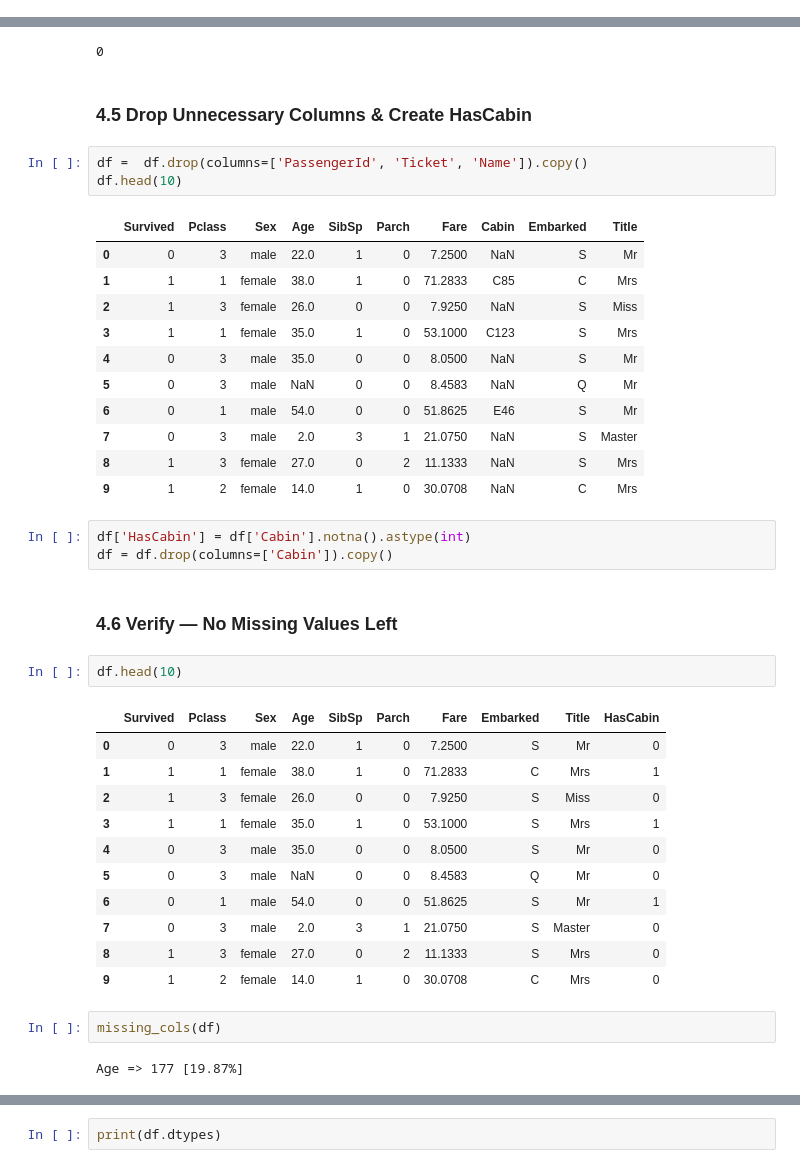
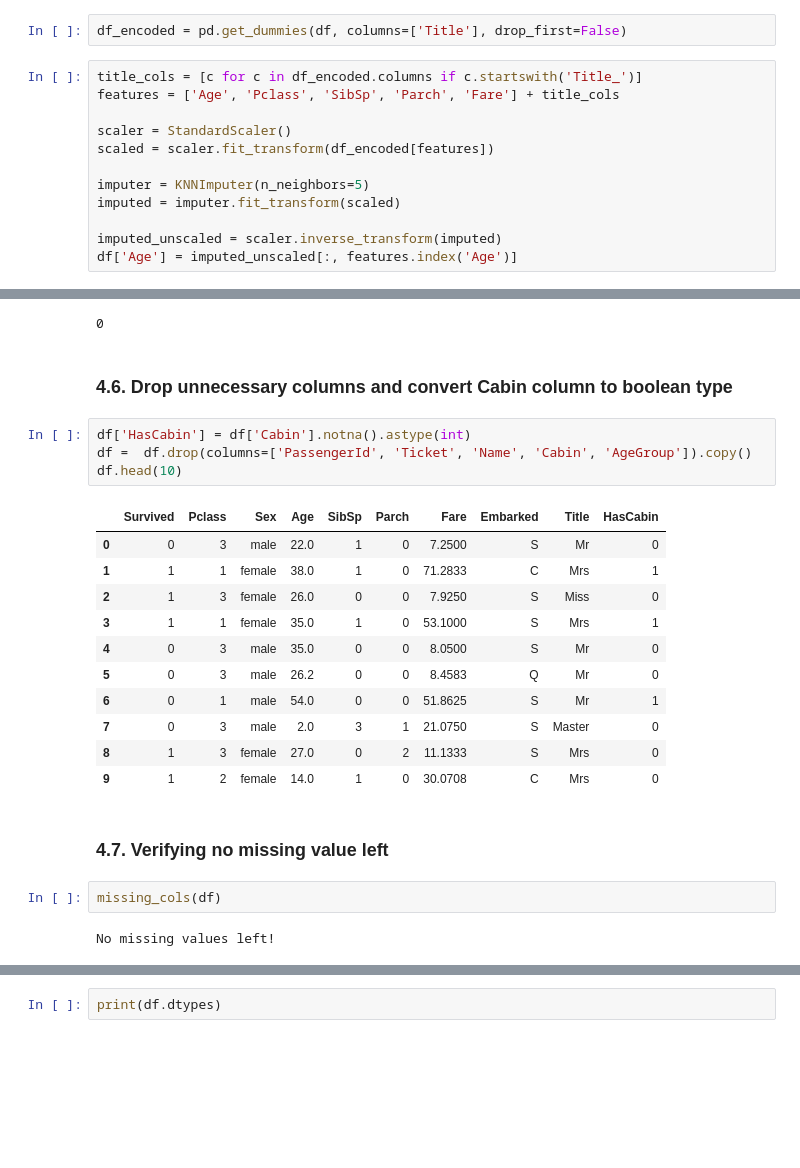
Before and after one commit to lunarpham/data-challenge-final, a Jupyter notebook: DC1_PhamDuyTruong.ipynb, the cells around one changed output, grey strips where cells are left out. Cells and saved outputs as stored; diff of their text form; blank space fills up the shorter version.

```diff
--- a/DC1_PhamDuyTruong.ipynb
+++ b/DC1_PhamDuyTruong.ipynb
@@ -228,4 +232,18 @@ Mrs       126
 Master     40
 Rare       23
 Name: count, dtype: int64
+# %%
+df_encoded = pd.get_dummies(df, columns=['Title'], drop_first=False)
+# %%
+title_cols = [c for c in df_encoded.columns if c.startswith('Title_')]
+features = ['Age', 'Pclass', 'SibSp', 'Parch', 'Fare'] + title_cols
+
+scaler = StandardScaler()
+scaled = scaler.fit_transform(df_encoded[features])
+
+imputer = KNNImputer(n_neighbors=5)
+imputed = imputer.fit_transform(scaled)
+
+imputed_unscaled = scaler.inverse_transform(imputed)
+df['Age'] = imputed_unscaled[:, features.index('Age')]
 # %% [markdown]
@@ -264,44 +304,28 @@ print(df['Embarked'].isnull().sum())
 # %% [output]
 0
 # %% [markdown]
-### 4.5 Drop Unnecessary Columns & Create HasCabin
+### 4.6. Drop unnecessary columns and convert Cabin column to boolean type
 # %%
-df =  df.drop(columns=['PassengerId', 'Ticket', 'Name']).copy()
+df['HasCabin'] = df['Cabin'].notna().astype(int)
+df =  df.drop(columns=['PassengerId', 'Ticket', 'Name', 'Cabin', 'AgeGroup']).copy()
 df.head(10)
 # %% [output]
-|  | Survived | Pclass | Sex | Age | SibSp | Parch | Fare | Cabin | Embarked | Title |
-| 0 | 0 | 3 | male | 22.0 | 1 | 0 | 7.2500 | NaN | S | Mr |
-| 1 | 1 | 1 | female | 38.0 | 1 | 0 | 71.2833 | C85 | C | Mrs |
-| 2 | 1 | 3 | female | 26.0 | 0 | 0 | 7.9250 | NaN | S | Miss |
-| 3 | 1 | 1 | female | 35.0 | 1 | 0 | 53.1000 | C123 | S | Mrs |
-| 4 | 0 | 3 | male | 35.0 | 0 | 0 | 8.0500 | NaN | S | Mr |
-| 5 | 0 | 3 | male | NaN | 0 | 0 | 8.4583 | NaN | Q | Mr |
-| 6 | 0 | 1 | male | 54.0 | 0 | 0 | 51.8625 | E46 | S | Mr |
-| 7 | 0 | 3 | male | 2.0 | 3 | 1 | 21.0750 | NaN | S | Master |
-| 8 | 1 | 3 | female | 27.0 | 0 | 2 | 11.1333 | NaN | S | Mrs |
-| 9 | 1 | 2 | female | 14.0 | 1 | 0 | 30.0708 | NaN | C | Mrs |
+|  | Survived | Pclass | Sex | Age | SibSp | Parch | Fare | Embarked | Title | HasCabin |
+| 0 | 0 | 3 | male | 22.0 | 1 | 0 | 7.2500 | S | Mr | 0 |
+| 1 | 1 | 1 | female | 38.0 | 1 | 0 | 71.2833 | C | Mrs | 1 |
+| 2 | 1 | 3 | female | 26.0 | 0 | 0 | 7.9250 | S | Miss | 0 |
+| 3 | 1 | 1 | female | 35.0 | 1 | 0 | 53.1000 | S | Mrs | 1 |
+| 4 | 0 | 3 | male | 35.0 | 0 | 0 | 8.0500 | S | Mr | 0 |
+| 5 | 0 | 3 | male | 26.2 | 0 | 0 | 8.4583 | Q | Mr | 0 |
+| 6 | 0 | 1 | male | 54.0 | 0 | 0 | 51.8625 | S | Mr | 1 |
+| 7 | 0 | 3 | male | 2.0 | 3 | 1 | 21.0750 | S | Master | 0 |
+| 8 | 1 | 3 | female | 27.0 | 0 | 2 | 11.1333 | S | Mrs | 0 |
+| 9 | 1 | 2 | female | 14.0 | 1 | 0 | 30.0708 | C | Mrs | 0 |
-# %%
-df['HasCabin'] = df['Cabin'].notna().astype(int)
-df = df.drop(columns=['Cabin']).copy()
 # %% [markdown]
-### 4.6 Verify — No Missing Values Left
+### 4.7. Verifying no missing value left
 # %%
-df.head(10)
+missing_cols(df)
 # %% [output]
-|  | Survived | Pclass | Sex | Age | SibSp | Parch | Fare | Embarked | Title | HasCabin |
-| 0 | 0 | 3 | male | 22.0 | 1 | 0 | 7.2500 | S | Mr | 0 |
-| 1 | 1 | 1 | female | 38.0 | 1 | 0 | 71.2833 | C | Mrs | 1 |
-| 2 | 1 | 3 | female | 26.0 | 0 | 0 | 7.9250 | S | Miss | 0 |
-| 3 | 1 | 1 | female | 35.0 | 1 | 0 | 53.1000 | S | Mrs | 1 |
-| 4 | 0 | 3 | male | 35.0 | 0 | 0 | 8.0500 | S | Mr | 0 |
-| 5 | 0 | 3 | male | NaN | 0 | 0 | 8.4583 | Q | Mr | 0 |
-| 6 | 0 | 1 | male | 54.0 | 0 | 0 | 51.8625 | S | Mr | 1 |
-| 7 | 0 | 3 | male | 2.0 | 3 | 1 | 21.0750 | S | Master | 0 |
-| 8 | 1 | 3 | female | 27.0 | 0 | 2 | 11.1333 | S | Mrs | 0 |
-| 9 | 1 | 2 | female | 14.0 | 1 | 0 | 30.0708 | C | Mrs | 0 |
+No missing values left!
-# %%
-missing_cols(df)
-# %% [output]
-Age => 177 [19.87%]
 # %% [markdown]
 ---
```
Also changed, not shown: parts of 66 cells of this notebook.
